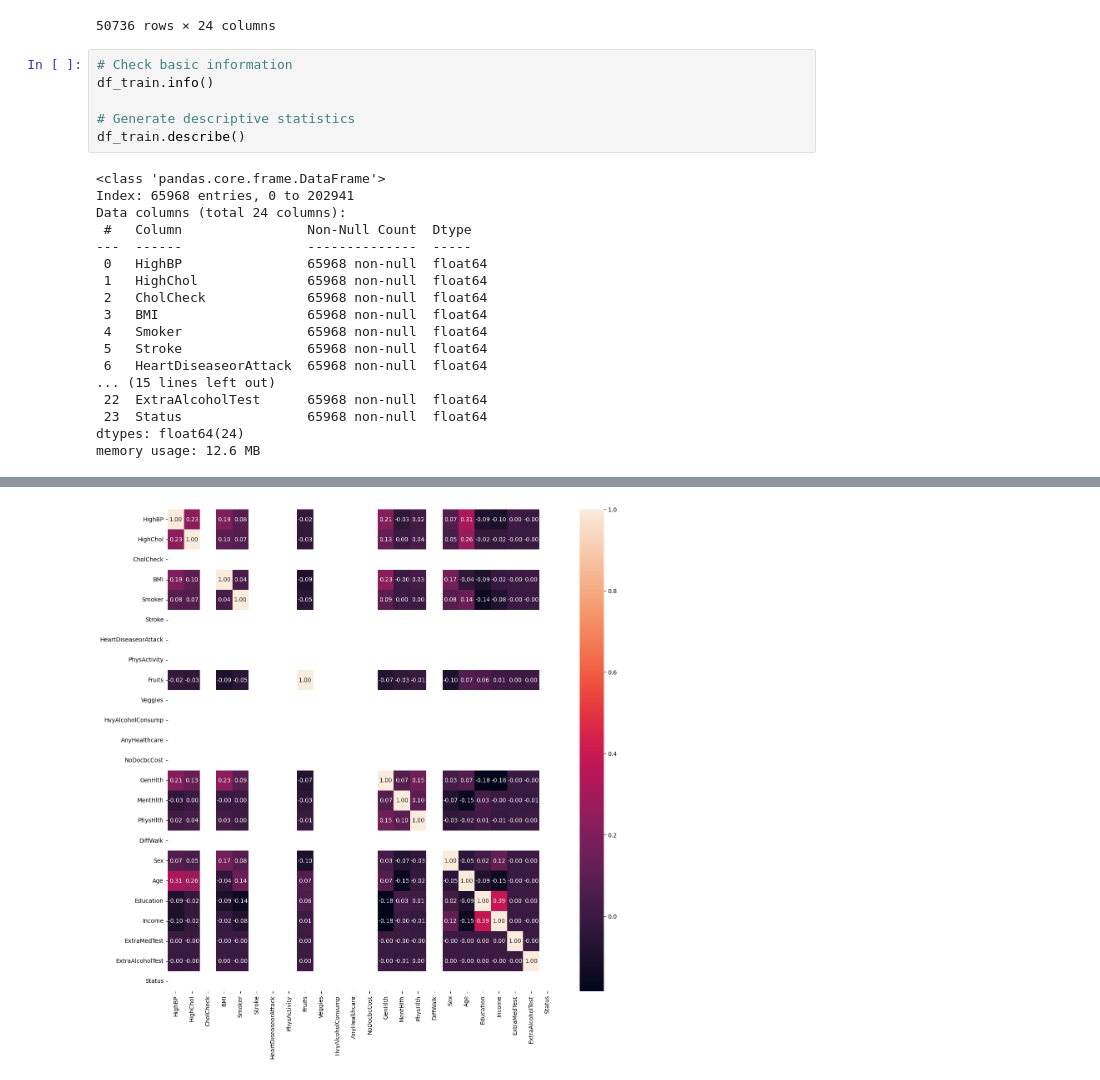
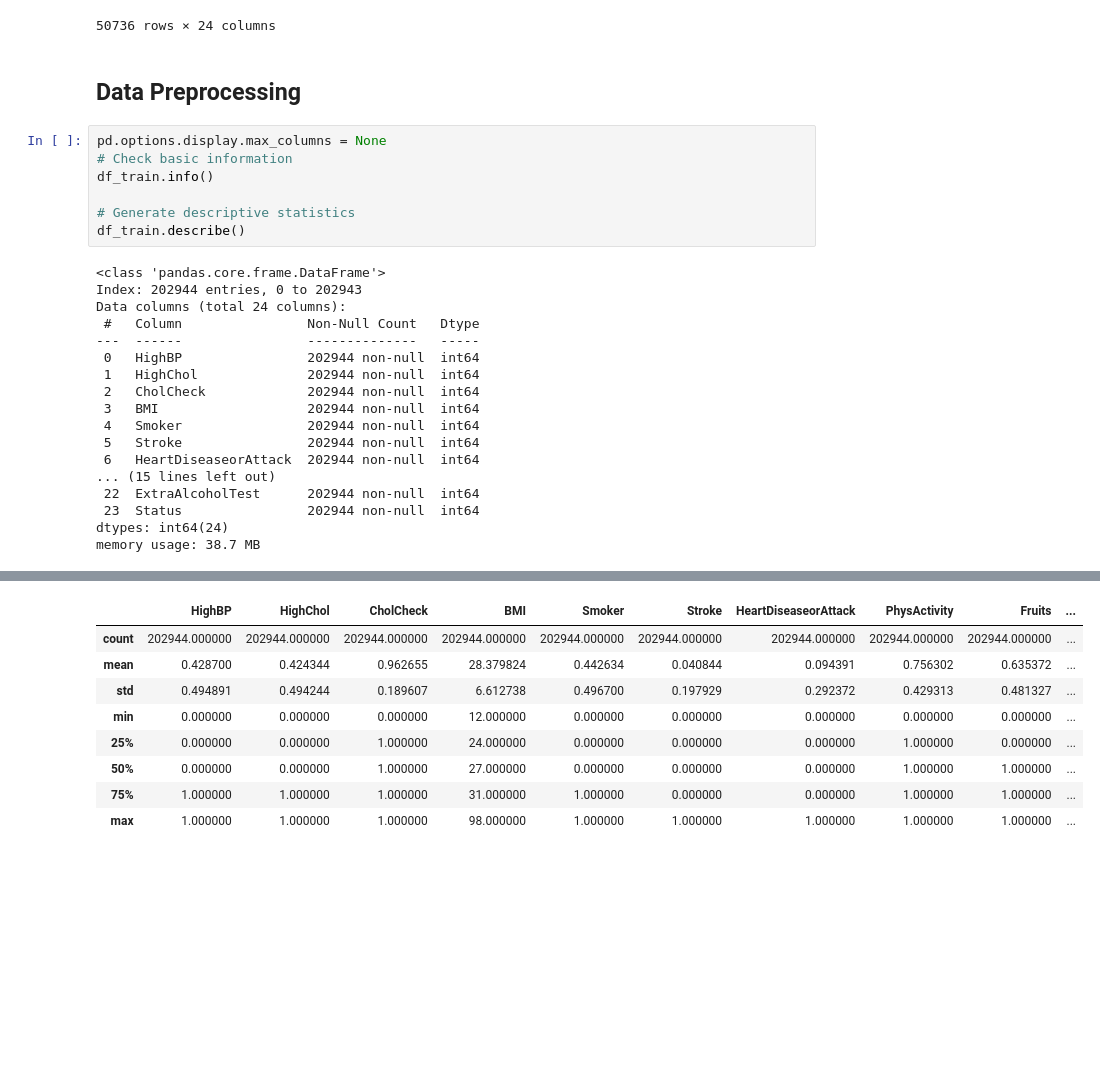
Before and after one commit to maiphh/Machine-Learning, a Jupyter notebook: test.ipynb, the cells around one changed output, grey strips where cells are left out. Drawn from its saved outputs; the diff is of its cells as text; blank space fills up the shorter version.

```diff
--- a/test.ipynb
+++ b/test.ipynb
@@ -42,7 +69,10 @@ df_test
 | 253678 | 1 | 1 | 1 | 24 | 1 | 0 | 0 | 0 | 0 | ... |
 | 253679 | 1 | 0 | 1 | 22 | 0 | 0 | 0 | 1 | 0 | ... |
 50736 rows × 24 columns
+# %% [markdown]
+## Data Preprocessing
 # %%
+pd.options.display.max_columns = None
 # Check basic information
 df_train.info()
 
@@ -50,19 +80,19 @@ df_train.info()
 df_train.describe()
 # %% [output]
 <class 'pandas.core.frame.DataFrame'>
-Index: 65968 entries, 0 to 202941
+Index: 202944 entries, 0 to 202943
 Data columns (total 24 columns):
- #   Column                Non-Null Count  Dtype
----  ------                --------------  -----
- 0   HighBP                65968 non-null  float64
- 1   HighChol              65968 non-null  float64
- 2   CholCheck             65968 non-null  float64
- 3   BMI                   65968 non-null  float64
- 4   Smoker                65968 non-null  float64
- 5   Stroke                65968 non-null  float64
- 6   HeartDiseaseorAttack  65968 non-null  float64
+ #   Column                Non-Null Count   Dtype
+---  ------                --------------   -----
+ 0   HighBP                202944 non-null  int64
+ 1   HighChol              202944 non-null  int64
+ 2   CholCheck             202944 non-null  int64
+ 3   BMI                   202944 non-null  int64
+ 4   Smoker                202944 non-null  int64
+ 5   Stroke                202944 non-null  int64
+ 6   HeartDiseaseorAttack  202944 non-null  int64
 ... (15 lines left out)
- 22  ExtraAlcoholTest      65968 non-null  float64
- 23  Status                65968 non-null  float64
-dtypes: float64(24)
-memory usage: 12.6 MB
+ 22  ExtraAlcoholTest      202944 non-null  int64
+ 23  Status                202944 non-null  int64
+dtypes: int64(24)
+memory usage: 38.7 MB
@@ -71,4 +99,12 @@ memory usage: 12.6 MB
-[figure, removed]
+|  | HighBP | HighChol | CholCheck | BMI | Smoker | Stroke | HeartDiseaseorAttack | PhysActivity | Fruits | ... |
+| count | 202944.000000 | 202944.000000 | 202944.000000 | 202944.000000 | 202944.000000 | 202944.000000 | 202944.000000 | 202944.000000 | 202944.000000 | ... |
+| mean | 0.428700 | 0.424344 | 0.962655 | 28.379824 | 0.442634 | 0.040844 | 0.094391 | 0.756302 | 0.635372 | ... |
+| std | 0.494891 | 0.494244 | 0.189607 | 6.612738 | 0.496700 | 0.197929 | 0.292372 | 0.429313 | 0.481327 | ... |
+| min | 0.000000 | 0.000000 | 0.000000 | 12.000000 | 0.000000 | 0.000000 | 0.000000 | 0.000000 | 0.000000 | ... |
+| 25% | 0.000000 | 0.000000 | 1.000000 | 24.000000 | 0.000000 | 0.000000 | 0.000000 | 1.000000 | 0.000000 | ... |
+| 50% | 0.000000 | 0.000000 | 1.000000 | 27.000000 | 0.000000 | 0.000000 | 0.000000 | 1.000000 | 1.000000 | ... |
+| 75% | 1.000000 | 1.000000 | 1.000000 | 31.000000 | 1.000000 | 0.000000 | 0.000000 | 1.000000 | 1.000000 | ... |
+| max | 1.000000 | 1.000000 | 1.000000 | 98.000000 | 1.000000 | 1.000000 | 1.000000 | 1.000000 | 1.000000 | ... |
 # %%
 # Plot histograms for each column
 df_train.hist(figsize=(20,20))
```
Also changed, not shown: parts of 16 cells of this notebook.
